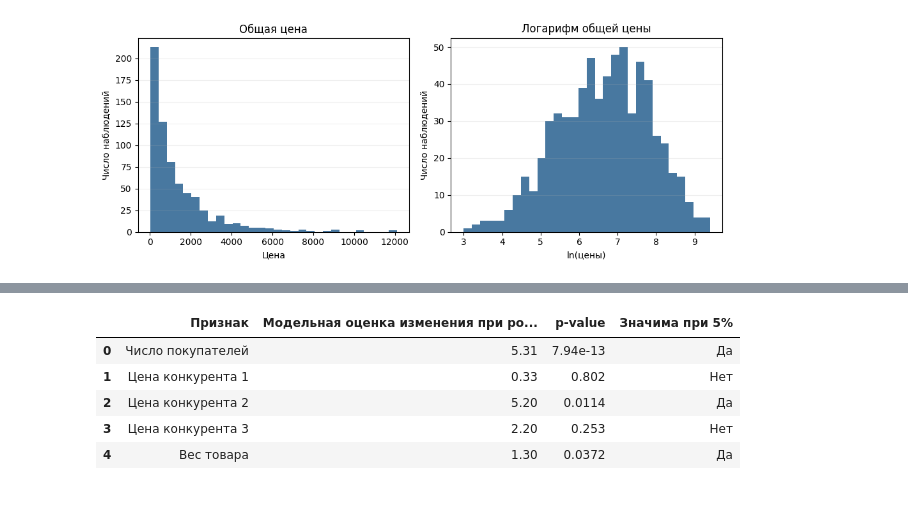
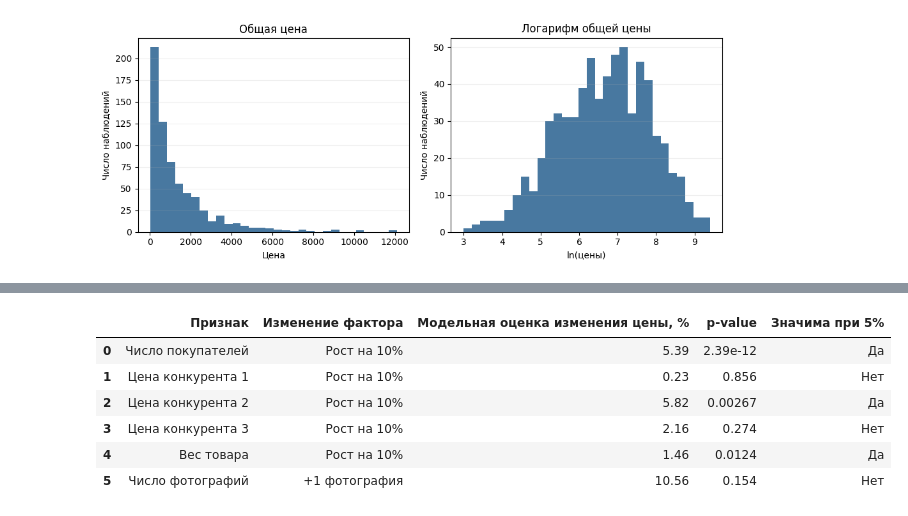
Before and after one commit to tushkanchek/scienceWork, a Jupyter notebook: science_work_simple.ipynb, the cells around one changed output, grey strips where cells are left out. Cells and saved outputs as stored; diff of their text form; code cells hidden in the pictures.

```diff
--- a/science_work_simple.ipynb
+++ b/science_work_simple.ipynb
@@ -104,7 +253,7 @@ candidate_rows = []
 for competitor in competitor_variables:
     candidate_formula = (
         f'log_total_price ~ log_customers + log_{competitor} '
-        '+ log_product_weight_g'
+        '+ log_product_weight_g + product_photos_qty'
     )
     candidate_ols = smf.ols(candidate_formula, data=model_data).fit()
     candidate_cluster = candidate_ols.get_robustcov_results(
@@ -130,7 +279,7 @@ display(candidate_summary_display.round({'Коэффициент': 4, 'Клас
 
 formula = (
     'log_total_price ~ log_customers + log_comp_1 + log_comp_2 '
-    '+ log_comp_3 + log_product_weight_g'
+    '+ log_comp_3 + log_product_weight_g + product_photos_qty'
 )
 ols_result = smf.ols(formula, data=model_data).fit()
 cluster_result = ols_result.get_robustcov_results(
@@ -146,8 +295,14 @@ results = pd.DataFrame({
     'Нижняя граница 95%': confidence_intervals[:, 0],
     'Верхняя граница 95%': confidence_intervals[:, 1],
 }, index=ols_result.model.exog_names)
-result_order = ['log_customers', 'log_comp_1', 'log_comp_2', 'log_comp_3', 'log_product_weight_g']
-result_labels = ['Число покупателей', 'Цена конкурента 1', 'Цена конкурента 2', 'Цена конкурента 3', 'Вес товара']
+result_order = [
+    'log_customers', 'log_comp_1', 'log_comp_2', 'log_comp_3',
+    'log_product_weight_g', 'product_photos_qty'
+]
+result_labels = [
+    'Число покупателей', 'Цена конкурента 1', 'Цена конкурента 2',
+    'Цена конкурента 3', 'Вес товара', 'Число фотографий'
+]
 results_display = results.loc[result_order].copy()
 results_display.index = result_labels
 results_display = results_display.round(4)
@@ -157,8 +312,8 @@ display(results_display)
 competitor_restriction = np.zeros((3, len(cluster_result.params)))
 competitor_restriction[:, 2:5] = np.eye(3)
 competitor_test = cluster_result.f_test(competitor_restriction)
-model_restriction = np.zeros((5, len(cluster_result.params)))
-model_restriction[:, 1:] = np.eye(5)
+model_restriction = np.zeros((6, len(cluster_result.params)))
+model_restriction[:, 1:] = np.eye(6)
 model_test = cluster_result.f_test(model_restriction)
 denominator_df = model_data.product_id.nunique() - 1
 print(
@@ -167,7 +322,7 @@ print(
     f'p-value = {float(np.asarray(competitor_test.pvalue).squeeze()):.3g}'
 )
 print(
-    f'Тест модели в целом: F(5, {denominator_df}) = '
+    f'Тест модели в целом: F(6, {denominator_df}) = '
     f'{float(np.asarray(model_test.fvalue).squeeze()):.2f}, '
     f'p-value = {float(np.asarray(model_test.pvalue).squeeze()):.3g}'
 )
@@ -201,22 +359,40 @@ R²: 0.298
 # %%
-effect_labels = ['Число покупателей', 'Цена конкурента 1', 'Цена конкурента 2', 'Цена конкурента 3', 'Вес товара']
-effect_coefficients = cluster_result.params[1:]
-effect_pvalues = cluster_result.pvalues[1:]
-effect_values = (np.power(1.10, effect_coefficients) - 1) * 100
-effect_table = pd.DataFrame({
-    'Признак': effect_labels,
-    'Модельная оценка изменения при росте на 10%, %': effect_values,
-    'p-value': [f'{value:.3g}' for value in effect_pvalues],
-    'Значима при 5%': np.where(effect_pvalues < 0.05, 'Да', 'Нет'),
+effect_rows = []
+for variable, label in [
+    ('log_customers', 'Число покупателей'),
+    ('log_comp_1', 'Цена конкурента 1'),
+    ('log_comp_2', 'Цена конкурента 2'),
+    ('log_comp_3', 'Цена конкурента 3'),
+    ('log_product_weight_g', 'Вес товара'),
+]:
+    beta = results.loc[variable, 'Коэффициент']
+    pvalue = results.loc[variable, 'p-value']
+    effect_rows.append({
+        'Признак': label,
+        'Изменение фактора': 'Рост на 10%',
+        'Модельная оценка изменения цены, %': (1.10 ** beta - 1) * 100,
+        'p-value': f'{pvalue:.3g}',
+        'Значима при 5%': 'Да' if pvalue < 0.05 else 'Нет',
+    })
+beta = results.loc['product_photos_qty', 'Коэффициент']
+pvalue = results.loc['product_photos_qty', 'p-value']
+effect_rows.append({
+    'Признак': 'Число фотографий',
+    'Изменение фактора': '+1 фотография',
+    'Модельная оценка изменения цены, %': (np.exp(beta) - 1) * 100,
+    'p-value': f'{pvalue:.3g}',
+    'Значима при 5%': 'Да' if pvalue < 0.05 else 'Нет',
 })
+effect_table = pd.DataFrame(effect_rows)
 display(effect_table.round(2))
 # %% [output]
-|  | Признак | Модельная оценка изменения при ро... | p-value | Значима при 5% |
-| 0 | Число покупателей | 5.31 | 7.94e-13 | Да |
-| 1 | Цена конкурента 1 | 0.33 | 0.802 | Нет |
-| 2 | Цена конкурента 2 | 5.20 | 0.0114 | Да |
-| 3 | Цена конкурента 3 | 2.20 | 0.253 | Нет |
-| 4 | Вес товара | 1.30 | 0.0372 | Да |
+|  | Признак | Изменение фактора | Модельная оценка изменения цены, % | p-value | Значима при 5% |
+| 0 | Число покупателей | Рост на 10% | 5.39 | 2.39e-12 | Да |
+| 1 | Цена конкурента 1 | Рост на 10% | 0.23 | 0.856 | Нет |
+| 2 | Цена конкурента 2 | Рост на 10% | 5.82 | 0.00267 | Да |
+| 3 | Цена конкурента 3 | Рост на 10% | 2.16 | 0.274 | Нет |
+| 4 | Вес товара | Рост на 10% | 1.46 | 0.0124 | Да |
+| 5 | Число фотографий | +1 фотография | 10.56 | 0.154 | Нет |
 # %% [markdown]
 ## 4. Графики коэффициентов и остатков
 
```
Also changed, not shown: parts of 12 cells of this notebook, 22 other files.
